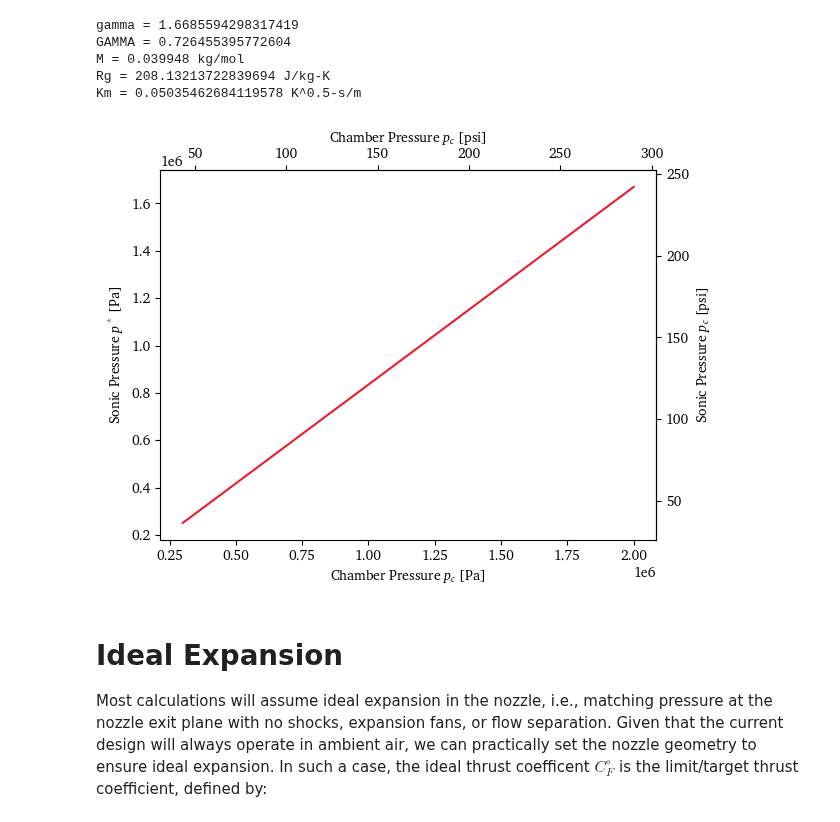
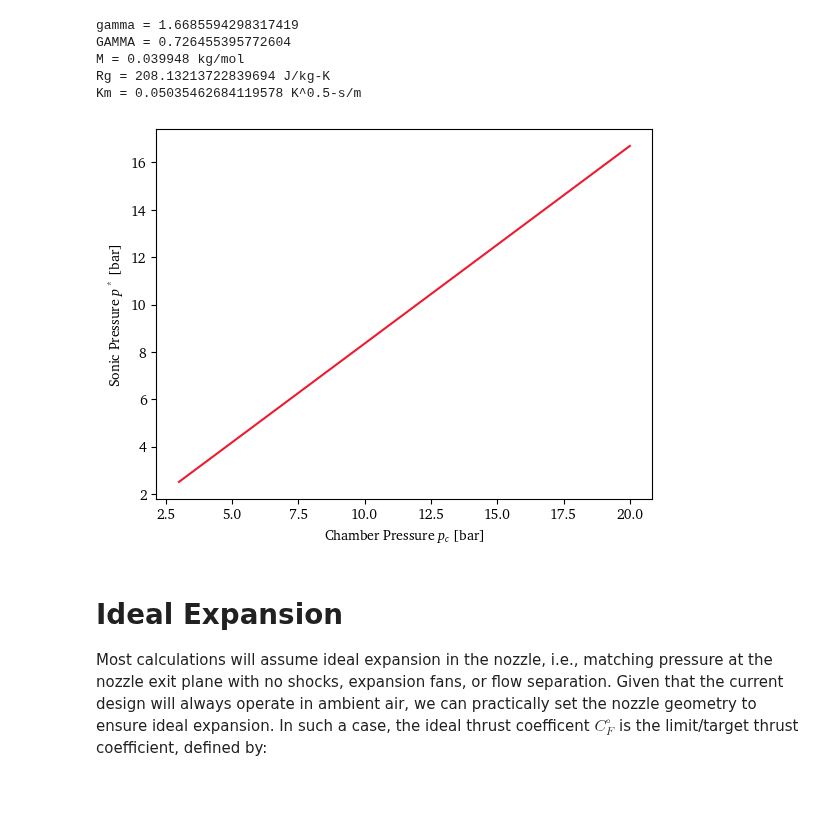
Before and after one commit to eeduplay/MScThesis, a Jupyter notebook: code/generalData.ipynb, the cells around one changed output. Drawn from its saved outputs; the diff is of its cells as text; code cells hidden in the pictures; blank space fills up the shorter version.

```diff
--- a/code/generalData.ipynb
+++ b/code/generalData.ipynb
@@ -55,14 +55,14 @@ chamber_pressures = np.linspace(min_pc, max_pc)
 # %%
 ## Compute sonic conditions
 sonic_pressures = chamber_pressures*(2/(gamma+1))**(gamma/(gamma+1))
-plt.plot(chamber_pressures, sonic_pressures)
-plt.xlabel('Chamber Pressure $p_c$ [Pa]')
-plt.ylabel(r'Sonic Pressure $p^*$ [Pa]')
-convertAxis('x', (Pa2psi, psi2Pa), 'Chamber Pressure $p_c$ [psi]')
-convertAxis('y', (Pa2psi, psi2Pa), 'Sonic Pressure $p_c$ [psi]')
+plt.plot(chamber_pressures/1e5, sonic_pressures/1e5)
+plt.xlabel('Chamber Pressure $p_c$ [bar]')
+plt.ylabel(r'Sonic Pressure $p^*$ [bar]')
+# convertAxis('x', (Pa2psi, psi2Pa), 'Chamber Pressure $p_c$ [psi]')
+# convertAxis('y', (Pa2psi, psi2Pa), 'Sonic Pressure $p_c$ [psi]')
 plt.show()
 # %% [output]
-[figure, old version]
+[figure, new version]
 # %% [markdown]
 # Ideal Expansion
 Most calculations will assume ideal expansion in the nozzle, i.e., matching pressure at the nozzle exit plane with no shocks, expansion fans, or flow separation. Given that the current design will always operate in ambient air, we can practically set the nozzle geometry to ensure ideal expansion. In such a case, the ideal thrust coefficent $C_F^\circ$ is the limit/target thrust coefficient, defined by:
```
Also changed, not shown: parts of 1 cell of this notebook, 17 other files.
